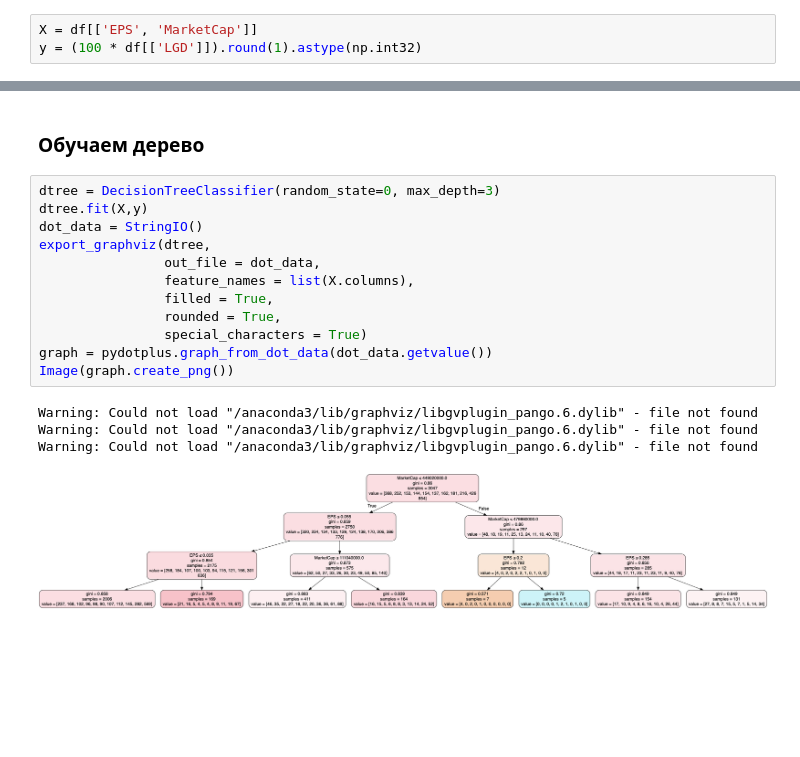
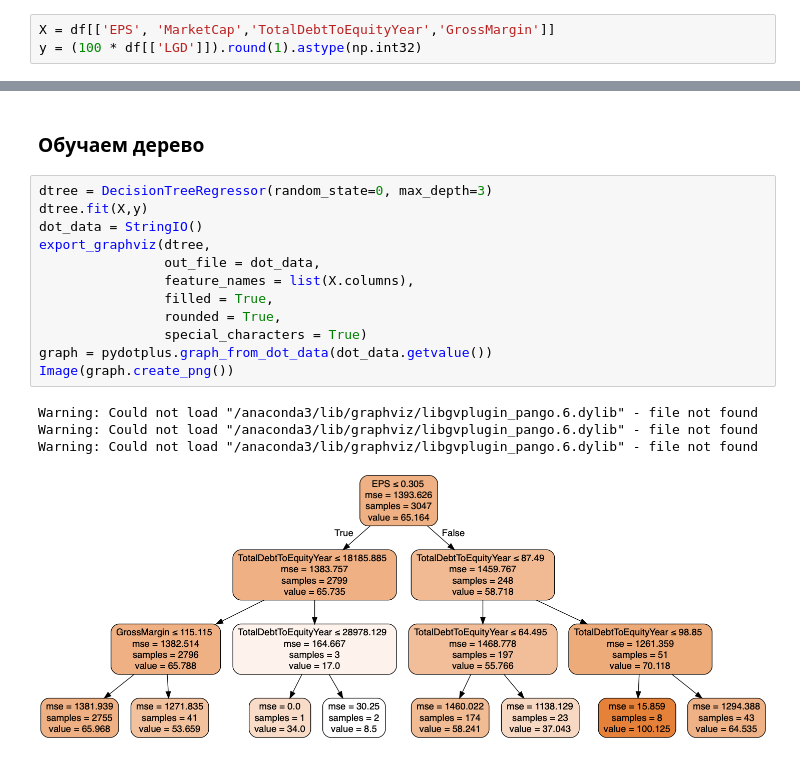
Before and after one commit to BKHV/risk_models, a Jupyter notebook: LGD.ipynb, the cells around one changed output, grey strips where cells are left out. Drawn from its saved outputs; the diff is of its cells as text; blank space fills up the shorter version.

Commit message:
DecisionTreeRegressor

```diff
--- a/LGD.ipynb
+++ b/LGD.ipynb
@@ -62,7 +62,7 @@ Index(['symbol', 'name', 'issue_date', 'EPS', 'QuoteLast',
 # %% [markdown]
 Выбираем фичи для модели: EPS и MarketCap
 # %%
-X = df[['EPS', 'MarketCap']]
+X = df[['EPS', 'MarketCap','TotalDebtToEquityYear','GrossMargin']]
 y = (100 * df[['LGD']]).round(1).astype(np.int32)
 # %% [markdown]
 График распределения фактического LGD
@@ -81,19 +81,19 @@ No handles with labels found to put in legend.
 # %% [markdown]
 ### Обучаем дерево
 # %%
-dtree = DecisionTreeClassifier(random_state=0, max_depth=3)
+dtree = DecisionTreeRegressor(random_state=0, max_depth=3)
 dtree.fit(X,y)
 dot_data = StringIO()
 export_graphviz(dtree,
                 out_file = dot_data,
                 feature_names = list(X.columns),
                 filled = True,
                 rounded = True,
                 special_characters = True)
 graph = pydotplus.graph_from_dot_data(dot_data.getvalue())
 Image(graph.create_png())
 # %% [output]
 Warning: Could not load "/anaconda3/lib/graphviz/libgvplugin_pango.6.dylib" - file not found
 Warning: Could not load "/anaconda3/lib/graphviz/libgvplugin_pango.6.dylib" - file not found
 Warning: Could not load "/anaconda3/lib/graphviz/libgvplugin_pango.6.dylib" - file not found
-[figure, old version]
+[figure, new version]
```
Also changed, not shown: parts of 1 cell of this notebook.
